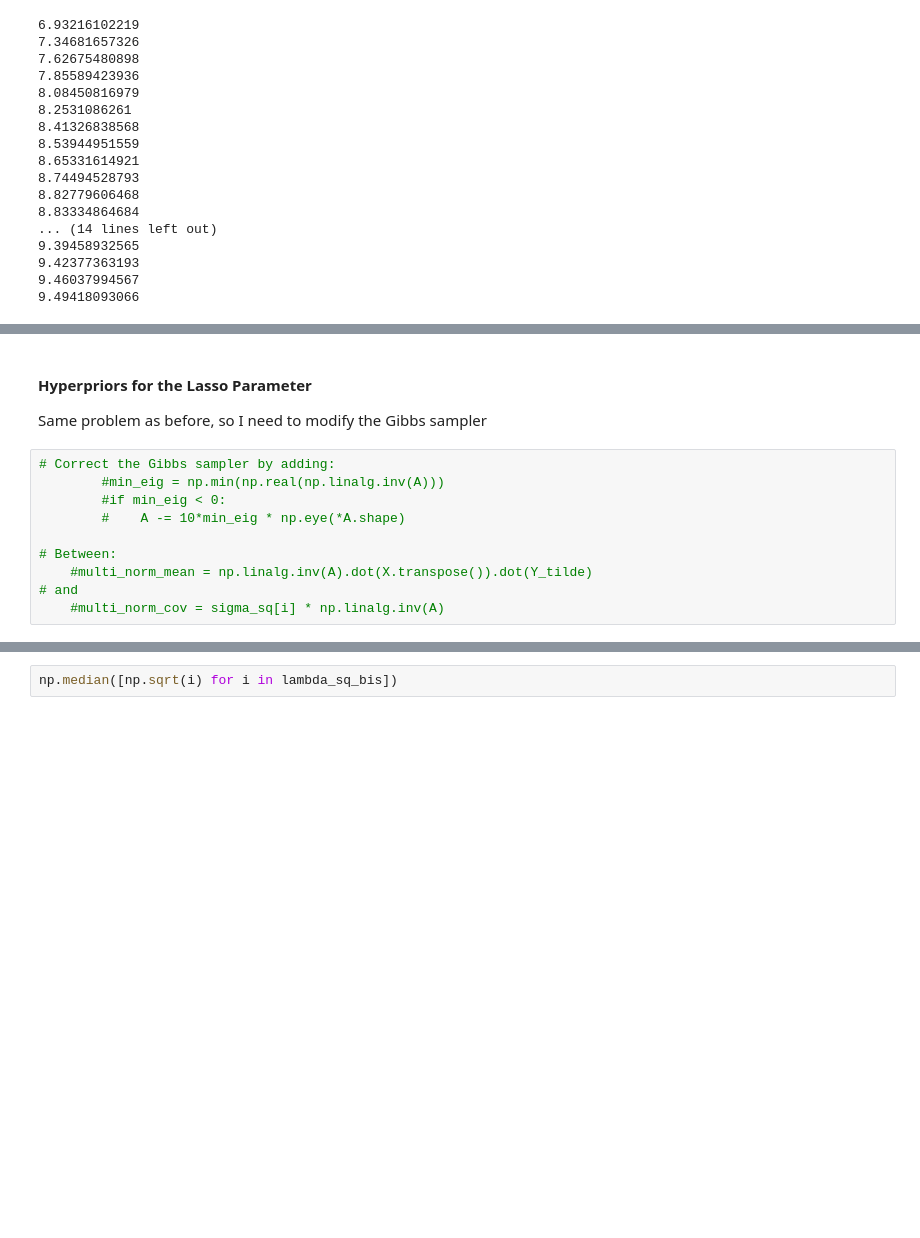
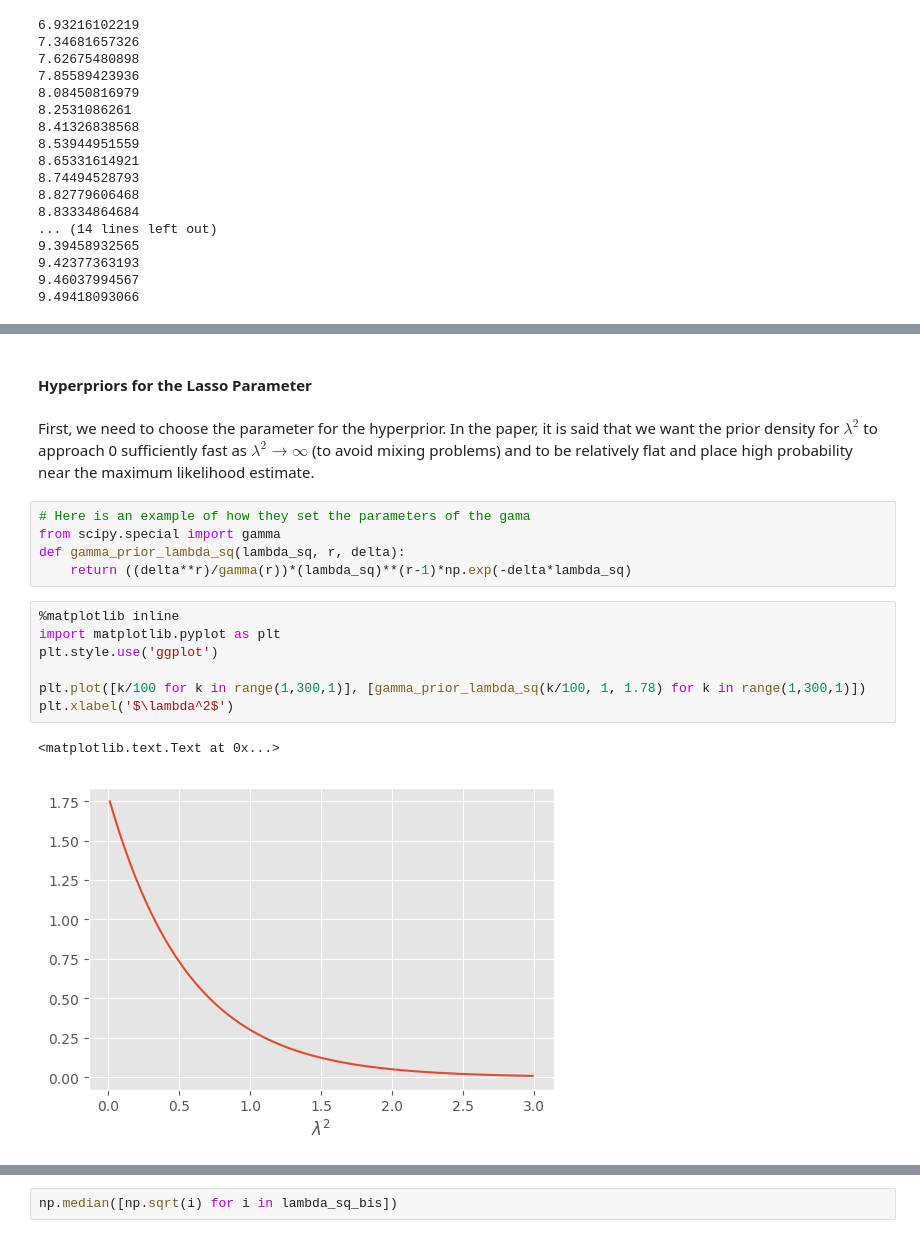
Before and after one commit to mathislinger/Bayesian_Lasso, a Jupyter notebook: code.ipynb, the cells around one changed output, grey strips where cells are left out. Cells and saved outputs as stored; diff of their text form; blank space fills up the shorter version.

Commit message:
final_paper

```diff
--- a/code.ipynb
+++ b/code.ipynb
@@ -393,14 +347,19 @@ lambda_
 # %% [markdown]
 #### Hyperpriors for the Lasso Parameter
-
-Same problem as before, so I need to modify the Gibbs sampler
-# %%
-# Correct the Gibbs sampler by adding:
-        #min_eig = np.min(np.real(np.linalg.inv(A)))
-        #if min_eig < 0:
-        #    A -= 10*min_eig * np.eye(*A.shape)
-
-# Between:
-    #multi_norm_mean = np.linalg.inv(A).dot(X.transpose()).dot(Y_tilde)
-# and
-    #multi_norm_cov = sigma_sq[i] * np.linalg.inv(A)
+# %% [markdown]
+First, we need to choose the parameter for the hyperprior. In the paper, it is said that we want the prior density for $\lambda^2$ to approach 0 sufficiently fast as $\lambda^2 \rightarrow \infty$ (to avoid mixing problems) and to be relatively flat and place high probability near the maximum likelihood estimate.
+# %%
+# Here is an example of how they set the parameters of the gama
+from scipy.special import gamma
+def gamma_prior_lambda_sq(lambda_sq, r, delta):
+    return ((delta**r)/gamma(r))*(lambda_sq)**(r-1)*np.exp(-delta*lambda_sq)
+# %%
+%matplotlib inline
+import matplotlib.pyplot as plt
+plt.style.use('ggplot')
+
+plt.plot([k/100 for k in range(1,300,1)], [gamma_prior_lambda_sq(k/100, 1, 1.78) for k in range(1,300,1)])
+plt.xlabel('$\lambda^2$')
+# %% [output]
+<matplotlib.text.Text at 0x...>
+[figure, added]
```
Also changed, not shown: parts of 38 cells of this notebook, 2 other files.
